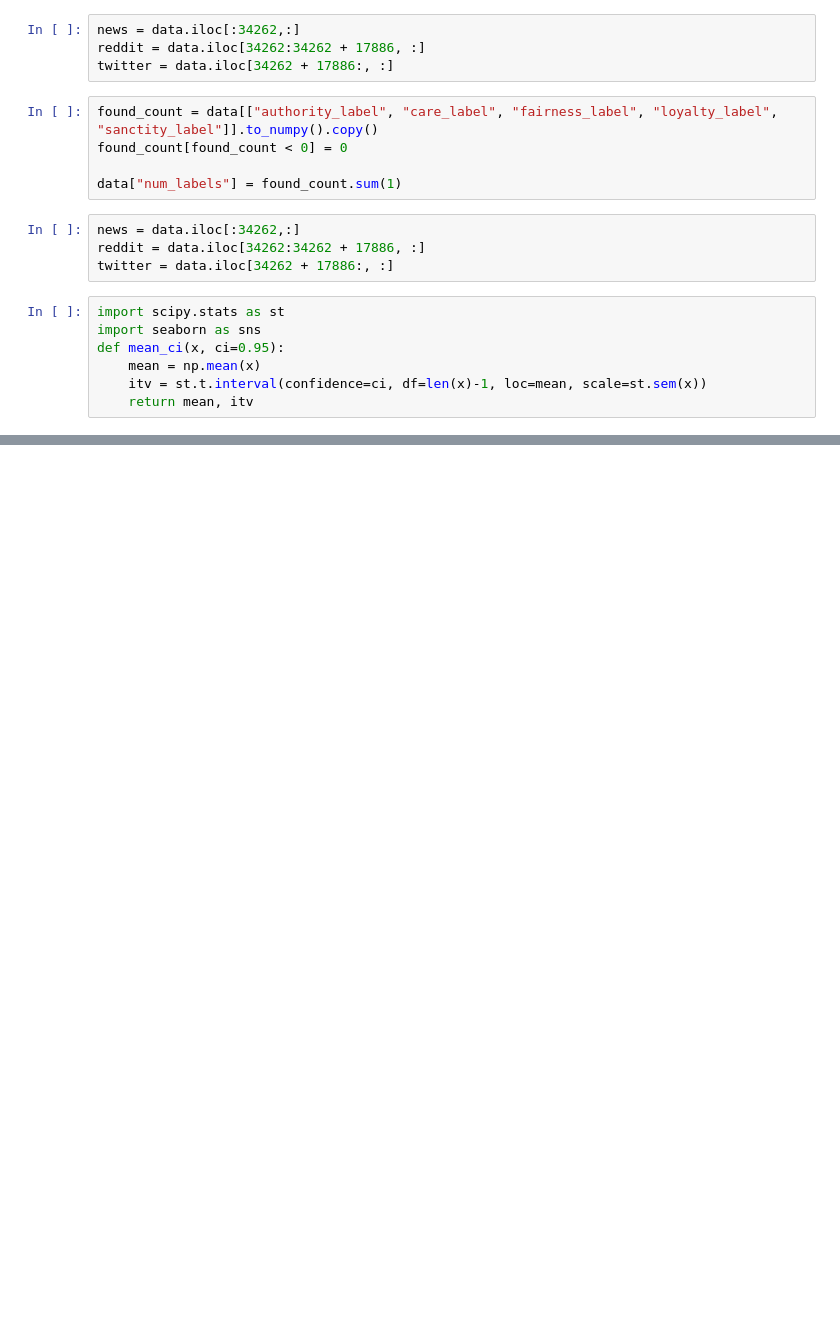
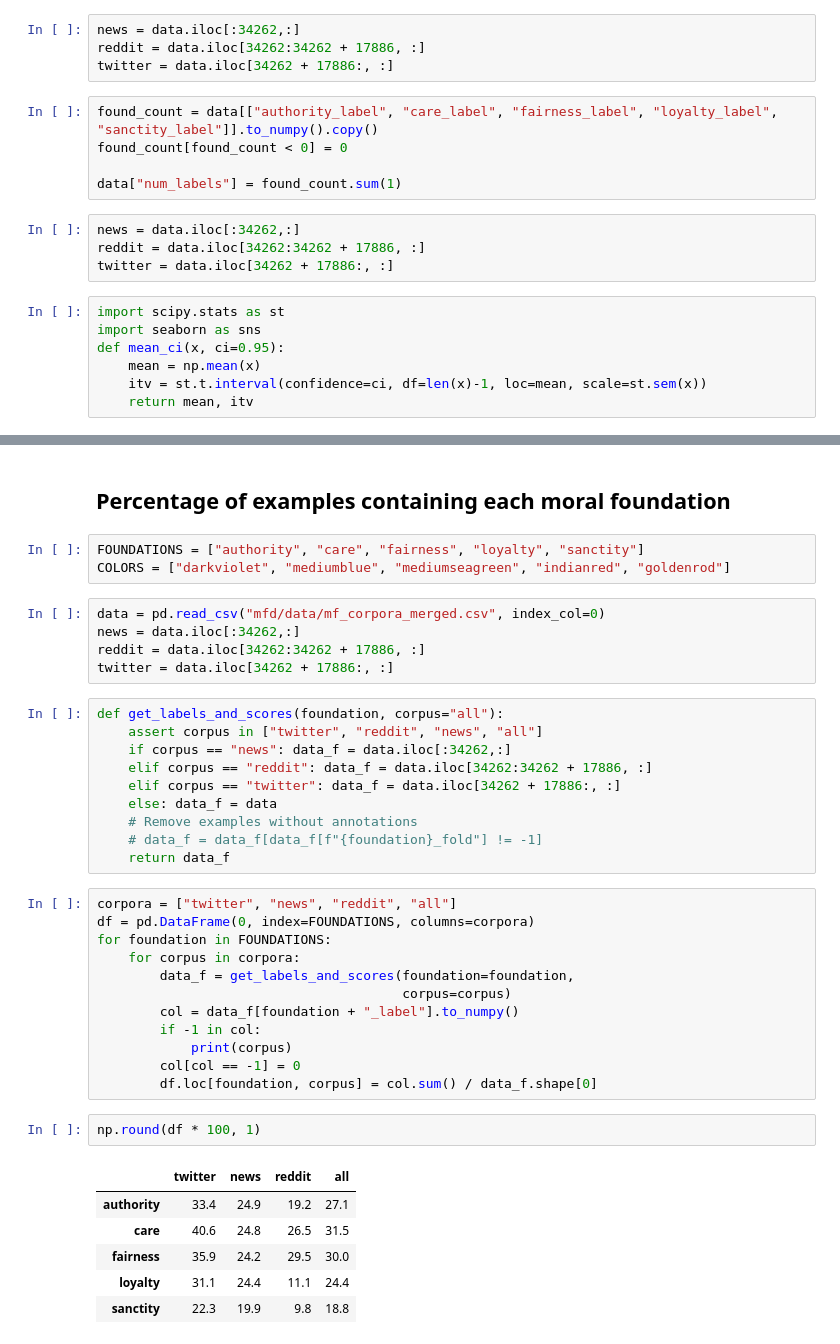
Before and after one commit to joshnguyen99/moral_axes, a Jupyter notebook: scripts/MFdataset_profile.ipynb, the cells around one changed output, grey strips where cells are left out. Drawn from its saved outputs; the diff is of its cells as text; blank space fills up the shorter version.

```diff
--- a/scripts/MFdataset_profile.ipynb
+++ b/scripts/MFdataset_profile.ipynb
@@ -93,0 +168,41 @@ plt.savefig("figs/mf_dataset_stats.pdf", bbox_inches="tight")
+# %% [markdown]
+## Percentage of examples containing each moral foundation
+# %%
+FOUNDATIONS = ["authority", "care", "fairness", "loyalty", "sanctity"]
+COLORS = ["darkviolet", "mediumblue", "mediumseagreen", "indianred", "goldenrod"]
+# %%
+data = pd.read_csv("mfd/data/mf_corpora_merged.csv", index_col=0)
+news = data.iloc[:34262,:]
+reddit = data.iloc[34262:34262 + 17886, :]
+twitter = data.iloc[34262 + 17886:, :]
+# %%
+def get_labels_and_scores(foundation, corpus="all"):
+    assert corpus in ["twitter", "reddit", "news", "all"]
+    if corpus == "news": data_f = data.iloc[:34262,:]
+    elif corpus == "reddit": data_f = data.iloc[34262:34262 + 17886, :]
+    elif corpus == "twitter": data_f = data.iloc[34262 + 17886:, :]
+    else: data_f = data
+    # Remove examples without annotations
+    # data_f = data_f[data_f[f"{foundation}_fold"] != -1]
+    return data_f
+# %%
+corpora = ["twitter", "news", "reddit", "all"]
+df = pd.DataFrame(0, index=FOUNDATIONS, columns=corpora)
+for foundation in FOUNDATIONS:
+    for corpus in corpora:
+        data_f = get_labels_and_scores(foundation=foundation,
+                                       corpus=corpus)
+        col = data_f[foundation + "_label"].to_numpy()
+        if -1 in col:
+            print(corpus)
+        col[col == -1] = 0
+        df.loc[foundation, corpus] = col.sum() / data_f.shape[0]
+# %%
+np.round(df * 100, 1)
+# %% [output]
+|  | twitter | news | reddit | all |
+| authority | 33.4 | 24.9 | 19.2 | 27.1 |
+| care | 40.6 | 24.8 | 26.5 | 31.5 |
+| fairness | 35.9 | 24.2 | 29.5 | 30.0 |
+| loyalty | 31.1 | 24.4 | 11.1 | 24.4 |
+| sanctity | 22.3 | 19.9 | 9.8 | 18.8 |
```
Also changed, not shown: parts of 22 cells of this notebook.
